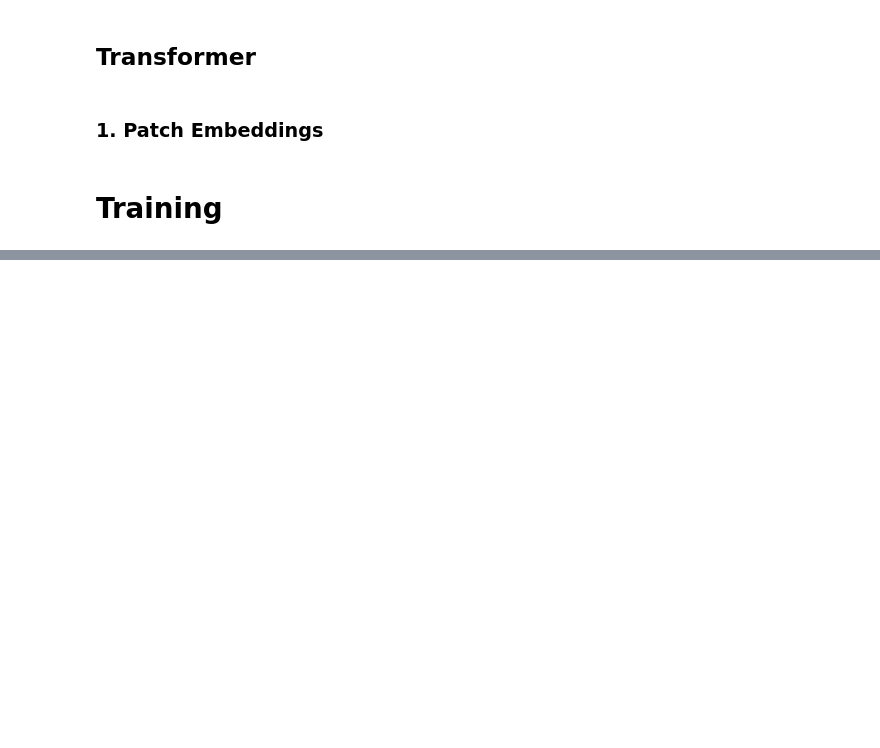
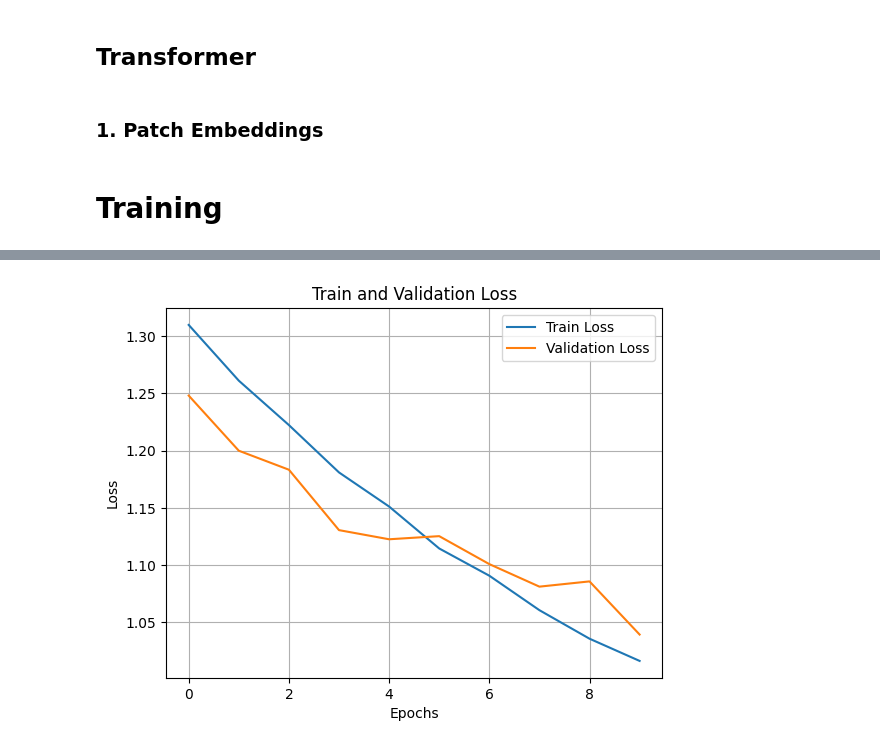
Before and after one commit to ham952/ViT, a Jupyter notebook: ViT.ipynb, the cells around one changed output, grey strips where cells are left out. Drawn from its saved outputs; the diff is of its cells as text; code cells hidden in the pictures; blank space fills up the shorter version.

```diff
--- a/ViT.ipynb
+++ b/ViT.ipynb
@@ -295 +338,12 @@ plt.show()
+# %%
+plt.plot(train_losses, label="Train Loss")
+plt.plot(val_losses, label="Validation Loss")
+plt.xlabel("Epochs")
+plt.ylabel("Loss")
+plt.title("Train and Validation Loss")
+plt.legend()
+plt.grid(True)
+plt.show()
+# %% [output]
+[figure, added]
 # %%
```
Also changed, not shown: parts of 21 cells of this notebook.
